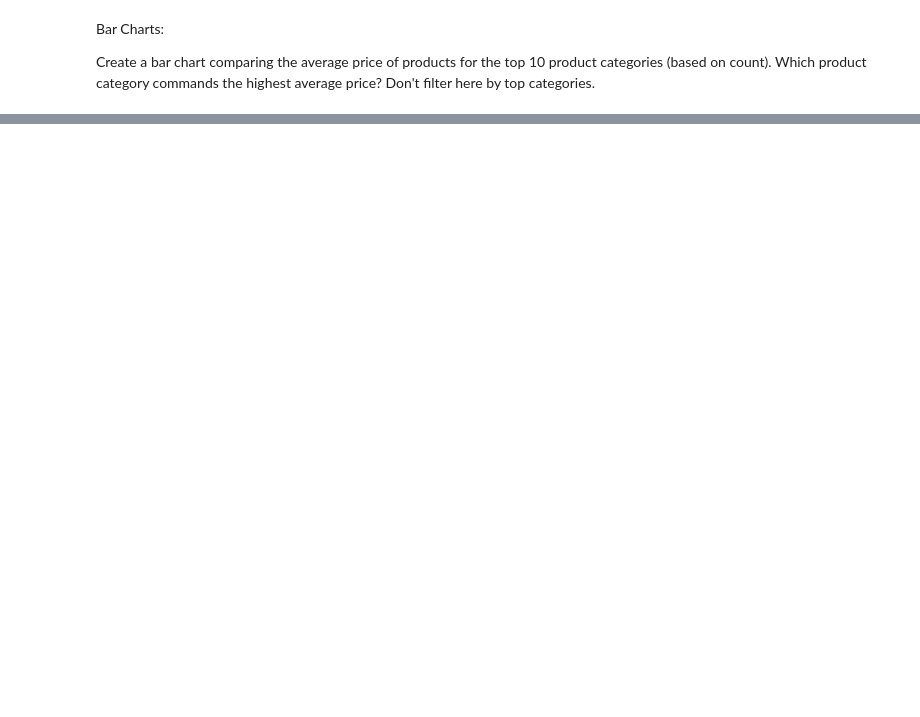
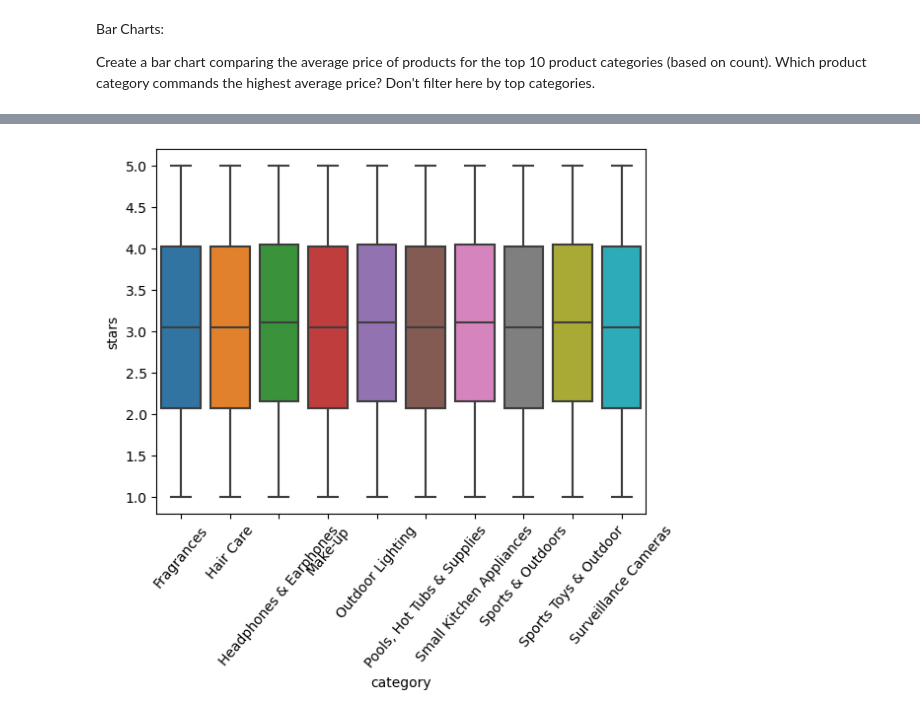
Before and after one commit to JCastillo1997/Stumbling-n-Learnin-n, a Jupyter notebook: Labs_eda/Lab_2/Lab_2.ipynb, the cells around one changed output, grey strips where cells are left out. Saved outputs shown, nothing was run; the diff lists cells and outputs as text; code cells hidden in the pictures; blank space fills up the shorter version.

Commit message:
box plot

```diff
--- a/Labs_eda/Lab_2/Lab_2.ipynb
+++ b/Labs_eda/Lab_2/Lab_2.ipynb
@@ -321,0 +307,5 @@ plt.xticks(rotation=45)
+# %%
+df_5 = df_3[df_3['stars']>0.5]
+# %%
+df_box=df_5.groupby('category')['stars'].value_counts().reset_index()
+df_box
@@ -321,0 +342,15 @@ plt.xticks(rotation=45)
+# %%
+
+category_counts = df_box['category'].value_counts()
+
+
+top_categories = category_counts.head(10).index
+
+
+df_filtered = df_box[df_box['category'].isin(top_categories)]
+
+sns.boxplot(data=df_filtered, x='category', y='stars')
+plt.xticks(rotation=50)
+plt.show()
+# %% [output]
+[figure, added]
```
Also changed, not shown: parts of 8 cells of this notebook.
